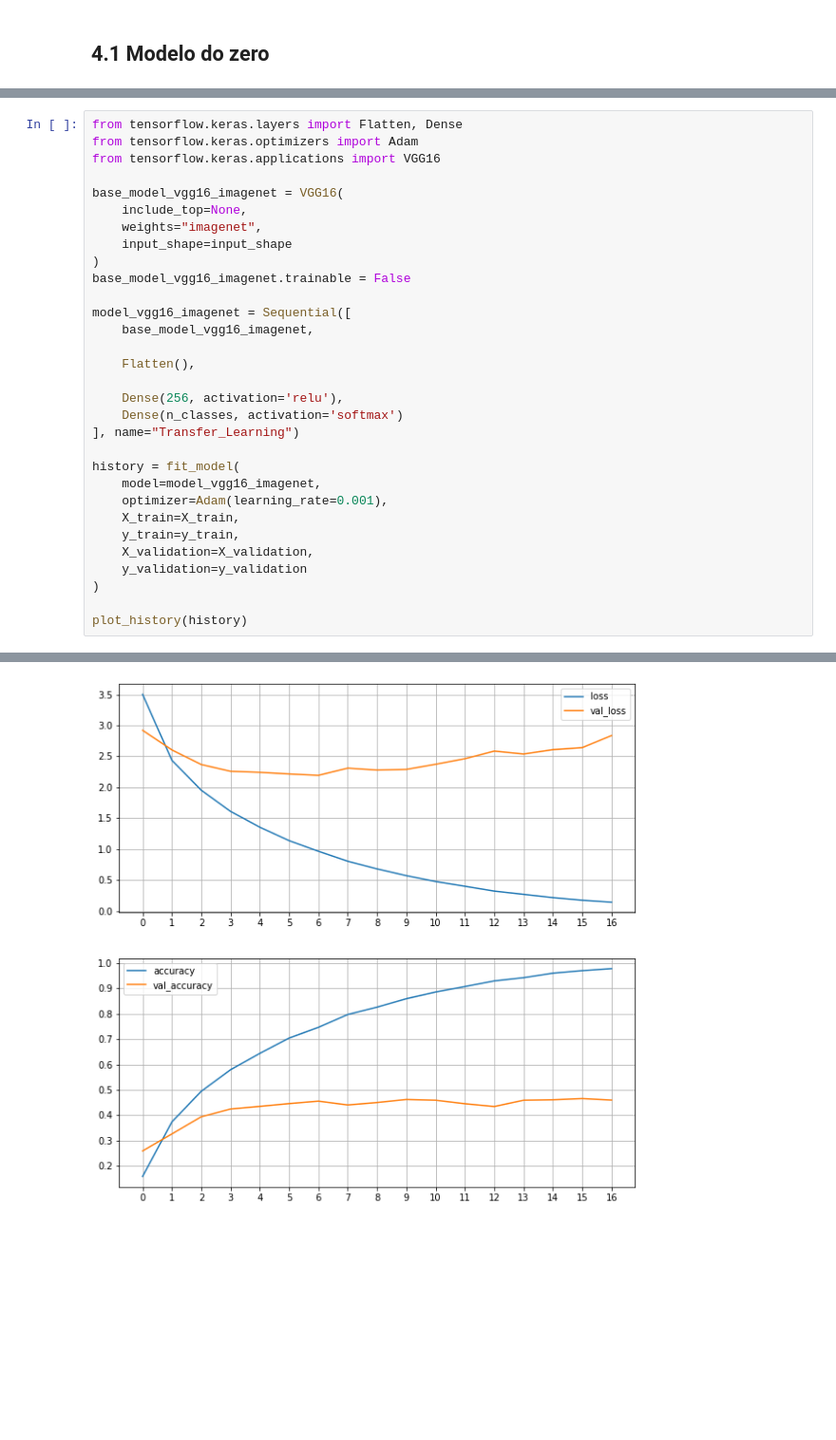
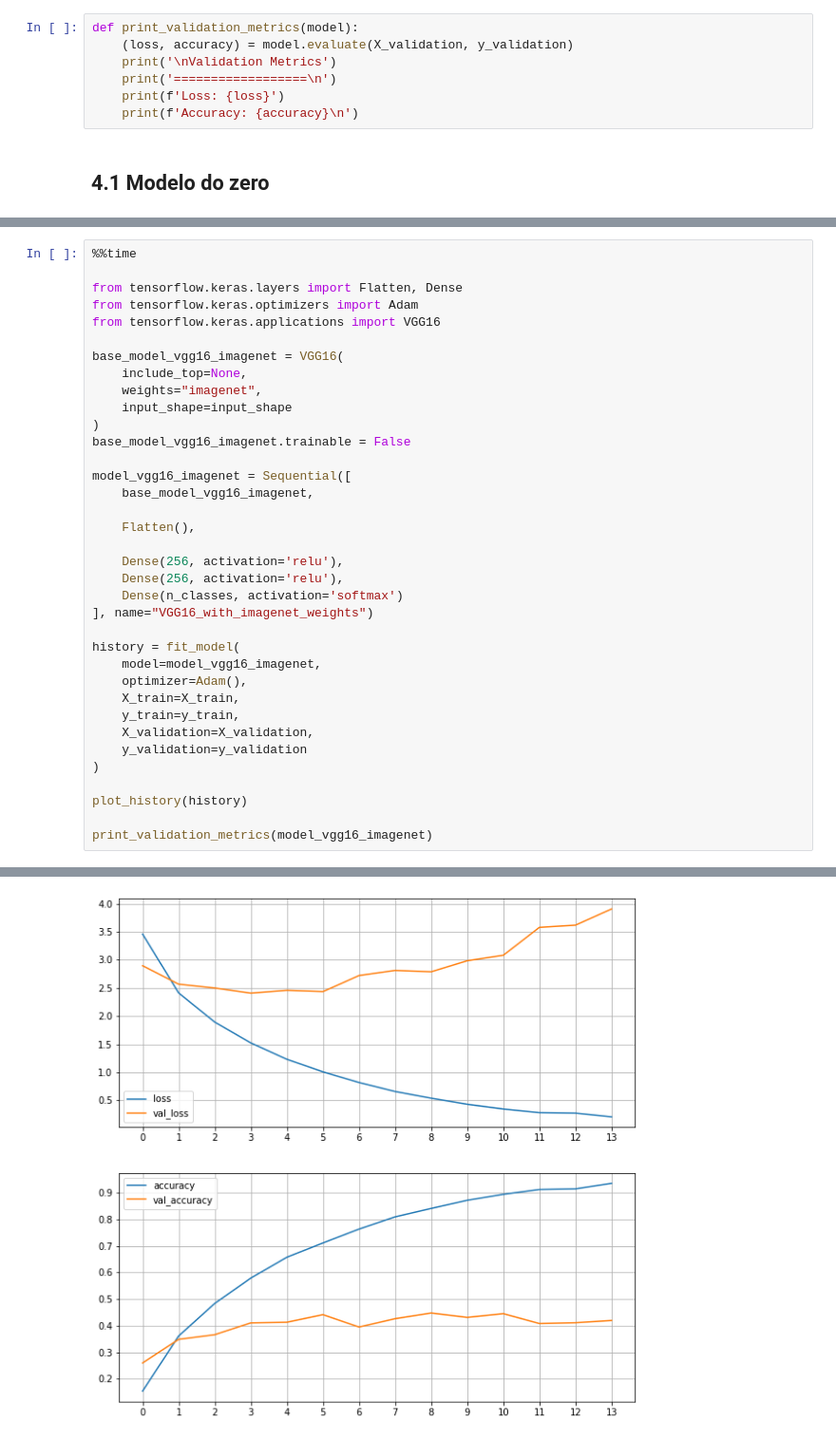
Before and after one commit to ciencia-dados-ifsp-grupo5/FaceRecognition, a Jupyter notebook: Notebooks/FaceRecognition.ipynb, the cells around one changed output, grey strips where cells are left out. Shown: that part at 95% size. Cells and saved outputs as stored; diff of their text form; blank space fills up the shorter version.

Commit message:
feat: finished models proposal

```diff
--- a/Notebooks/FaceRecognition.ipynb
+++ b/Notebooks/FaceRecognition.ipynb
@@ -485,6 +466,13 @@ def plot_history(history):
 
     plt.setp(axes, xticks=range(len(history_df)))
     plt.show()
+# %%
+def print_validation_metrics(model):
+    (loss, accuracy) = model.evaluate(X_validation, y_validation)
+    print('\nValidation Metrics')
+    print('==================\n')
+    print(f'Loss: {loss}')
+    print(f'Accuracy: {accuracy}\n')
 # %% [markdown]
 ## 4.1 Modelo do zero
 # %%
@@ -556,4 +645,6 @@ Epoch 18/100
 # %%
+%%time
+
 from tensorflow.keras.layers import Flatten, Dense
 from tensorflow.keras.optimizers import Adam
 from tensorflow.keras.applications import VGG16
@@ -571,12 +662,13 @@ model_vgg16_imagenet = Sequential([
     Flatten(),
 
     Dense(256, activation='relu'),
+    Dense(256, activation='relu'),
     Dense(n_classes, activation='softmax')
-], name="Transfer_Learning")
+], name="VGG16_with_imagenet_weights")
 
 history = fit_model(
     model=model_vgg16_imagenet,
-    optimizer=Adam(learning_rate=0.001),
+    optimizer=Adam(),
     X_train=X_train,
     y_train=y_train,
     X_validation=X_validation,
@@ -584,4 +676,6 @@ history = fit_model(
 )
 
 plot_history(history)
+
+print_validation_metrics(model_vgg16_imagenet)
 # %% [output]
@@ -625 +721 @@ Epoch 17/100
-[figure, old version]
+[figure, new version]
```
Also changed, not shown: parts of 35 cells of this notebook, 2 other files.
